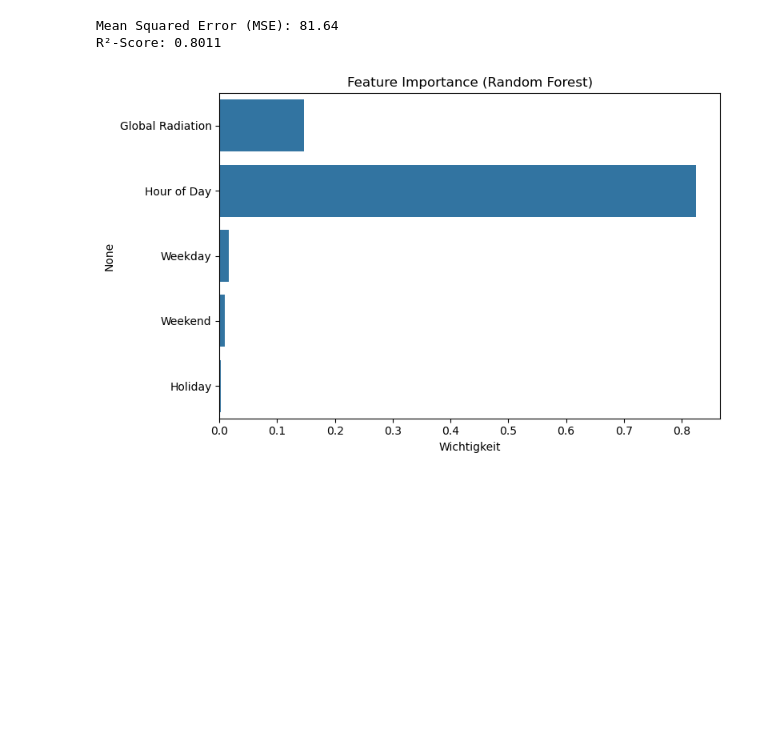
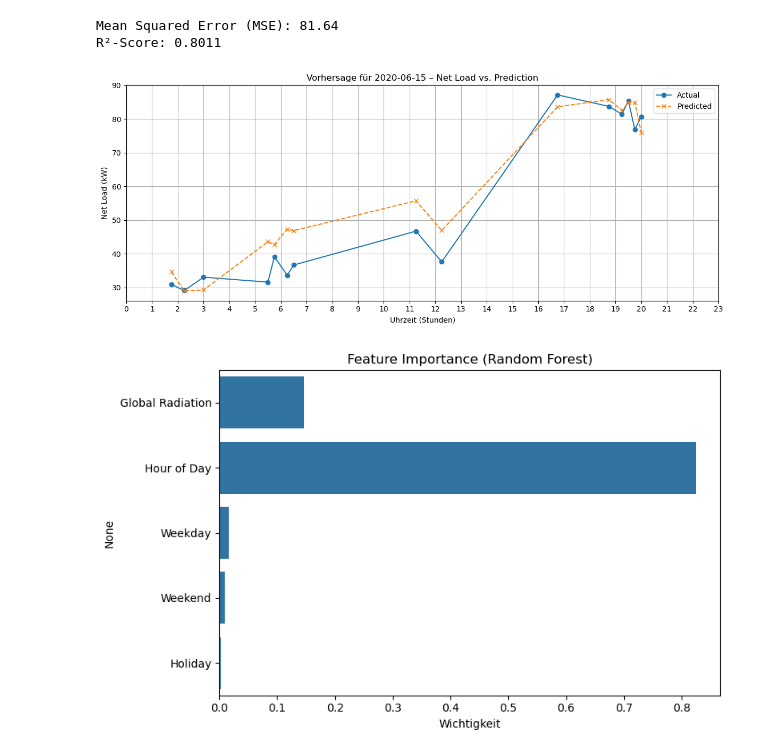
Before and after one commit to feizicodes/ml-netload-prediction, a Jupyter notebook: scr/ML.ipynb, the cells around one changed output. Drawn from its saved outputs; the diff is of its cells as text; code cells hidden in the pictures; blank space fills up the shorter version.

```diff
--- a/scr/ML.ipynb
+++ b/scr/ML.ipynb
@@ -429,6 +268,45 @@ print(f"R²-Score: {r2_rand:.4f}")
 [figure]
 Mean Squared Error (MSE): 81.64
 R²-Score: 0.8011
+# %%
+import pandas as pd
+import matplotlib.pyplot as plt
+
+# 1. DataFrame mit Zeit, echten und vorhergesagten Werten
+df_plot = pd.DataFrame({
+    "time": df.loc[y_test.index, "time"],
+    "actual": y_test.values,
+    "predicted": y_pred_xgb  # oder y_pred_gbr, je nach Modell
+})
+
+# 2. Stelle sicher, dass Zeitspalte datetime ist
+df_plot["time"] = pd.to_datetime(df_plot["time"])
+
+# 3. Wähle einen Tag aus (z. B. 2020-06-15)
+selected_day = "2020-06-15"
+mask = df_plot["time"].dt.date == pd.to_datetime(selected_day).date()
+df_day = df_plot[mask].copy()
+
+# 4. Sortiere nach Zeit (wichtig für glatten Plot)
+df_day = df_day.sort_values("time")
+
+# 5. Extrahiere Uhrzeit in Dezimalform
+df_day["hour_decimal"] = df_day["time"].dt.hour + df_day["time"].dt.minute / 60
+
+plt.figure(figsize=(12, 5))
+plt.plot(df_day["hour_decimal"], df_day["actual"], label="Actual", marker='o', linestyle='-')
+plt.plot(df_day["hour_decimal"], df_day["predicted"], label="Predicted", marker='x', linestyle='--')
+
+plt.xlabel("Uhrzeit (Stunden)")
+plt.ylabel("Net Load (kW)")
+plt.title(f"Vorhersage für {selected_day} – Net Load vs. Prediction")
+plt.xticks(range(0, 24))
+plt.grid(True)
+plt.legend()
+plt.tight_layout()
+plt.show()
+# %% [output]
+[figure, added]
 # %%
 # Visualisierung der Feature-Wichtigkeit
 import matplotlib.pyplot as plt
```
Also changed, not shown: parts of 5 cells of this notebook, 4 other files.
